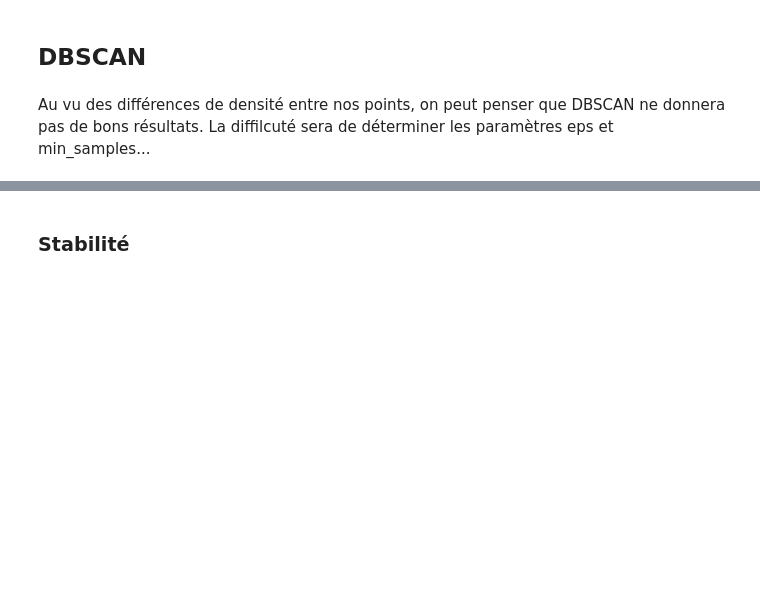
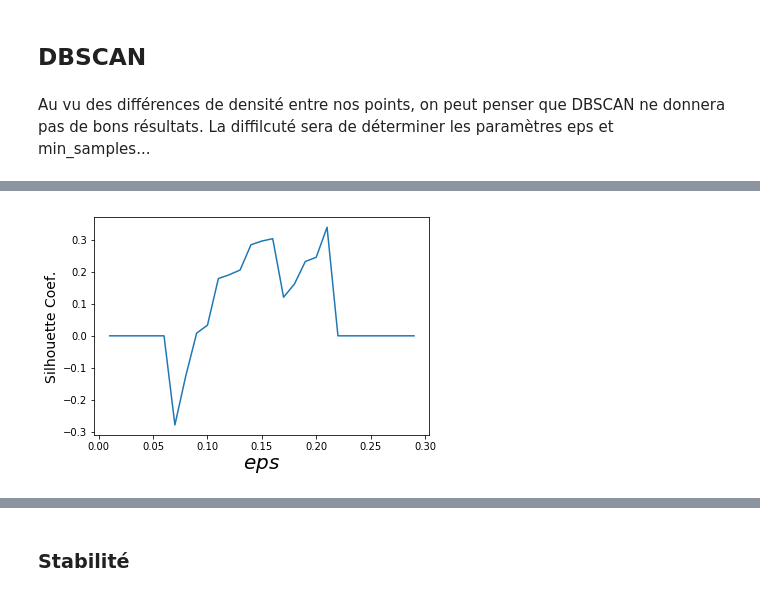
Before and after one commit to LisaNicvert/IA_project, a Jupyter notebook: Project_IA_Clustering_simple.ipynb, the cells around one changed output, grey strips where cells are left out. Cells and saved outputs as stored; diff of their text form; code cells hidden in the pictures; blank space fills up the shorter version.

```diff
--- a/Project_IA_Clustering_simple.ipynb
+++ b/Project_IA_Clustering_simple.ipynb
@@ -346,0 +435,4 @@ On choisit eps inférieur à mean_dist_knee=1.3 et min_samples =2.
+# %%
+silhouette_dbscan(df_without_outliers,10,0.3)
+# %% [output]
+[figure, added]
```
Also changed, not shown: parts of 73 cells of this notebook.
